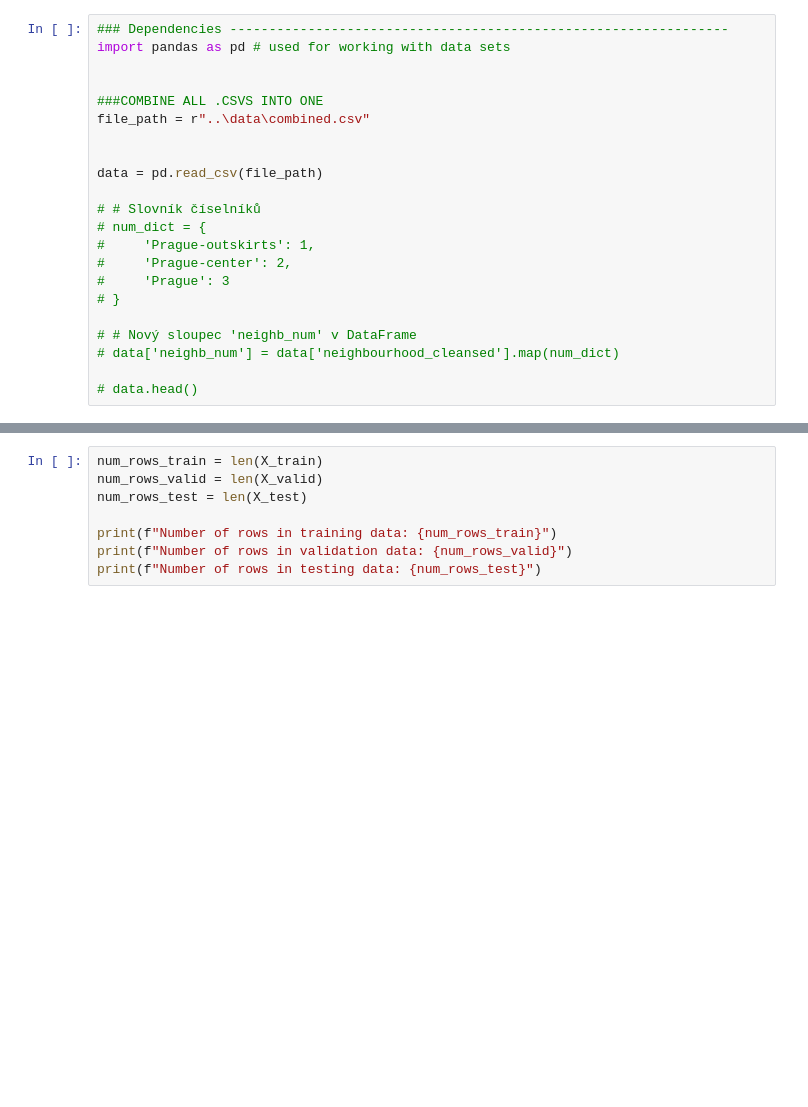
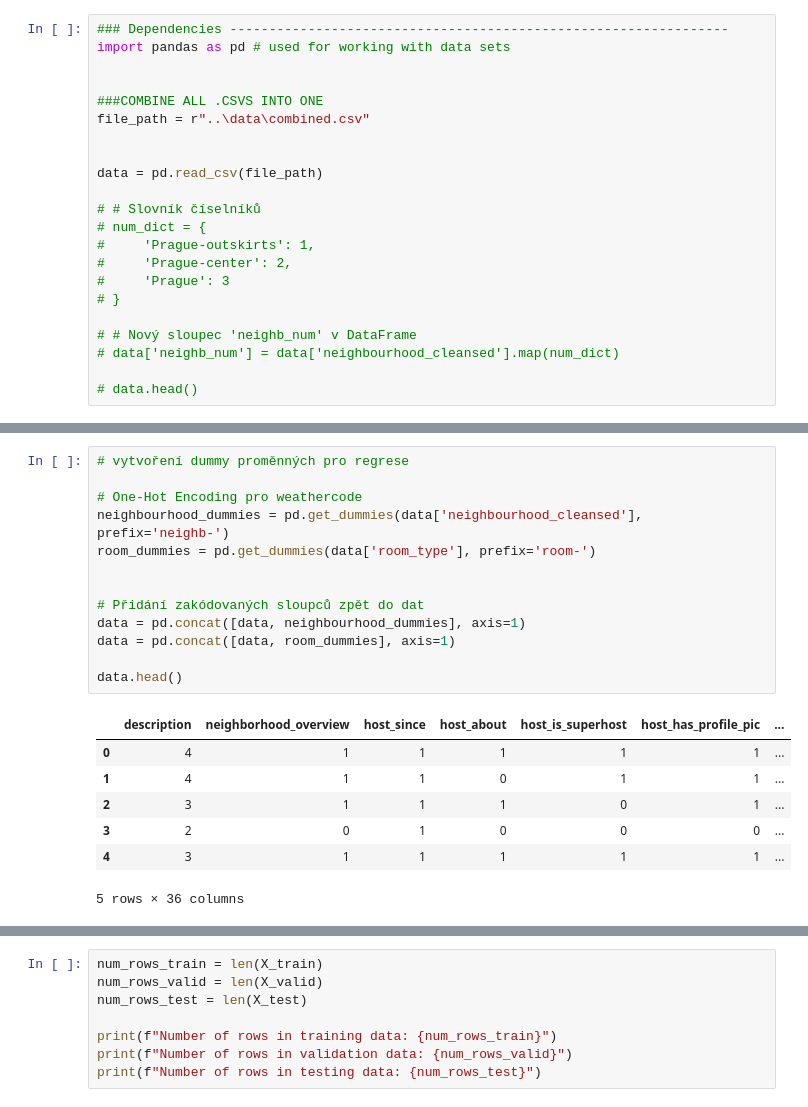
Before and after one commit to tominatorcz/datax, a Jupyter notebook: python/regresion.ipynb, the cells around one changed output, grey strips where cells are left out. Cells and saved outputs as stored; diff of their text form; blank space fills up the shorter version.

Commit message:
pridani dummy nahozeni regrese uprava vysvetlujicich a vysvetlovanych

```diff
--- a/python/regresion.ipynb
+++ b/python/regresion.ipynb
@@ -50,3 +50,24 @@ plt.show()
+# %%
+# vytvoření dummy proměnných pro regrese
+
+# One-Hot Encoding pro weathercode
+neighbourhood_dummies = pd.get_dummies(data['neighbourhood_cleansed'], prefix='neighb-')
+room_dummies = pd.get_dummies(data['room_type'], prefix='room-')
+
+
+# Přidání zakódovaných sloupců zpět do dat
+data = pd.concat([data, neighbourhood_dummies], axis=1)
+data = pd.concat([data, room_dummies], axis=1)
+
+data.head()
+# %% [output]
+|  | description | neighborhood_overview | host_since | host_about | host_is_superhost | host_has_profile_pic | ... |
+| 0 | 4 | 1 | 1 | 1 | 1 | 1 | ... |
+| 1 | 4 | 1 | 1 | 0 | 1 | 1 | ... |
+| 2 | 3 | 1 | 1 | 1 | 0 | 1 | ... |
+| 3 | 2 | 0 | 1 | 0 | 0 | 0 | ... |
+| 4 | 3 | 1 | 1 | 1 | 1 | 1 | ... |
+5 rows × 36 columns
 # %%
 ## dělba na datasety, ale nějak se to jebe, je to potřeba polatid, aby to fakt bylo správně podle toho data, chyba je nejspíš v tom postupu toho train test splitu...
 
```
Also changed, not shown: parts of 4 cells of this notebook.
